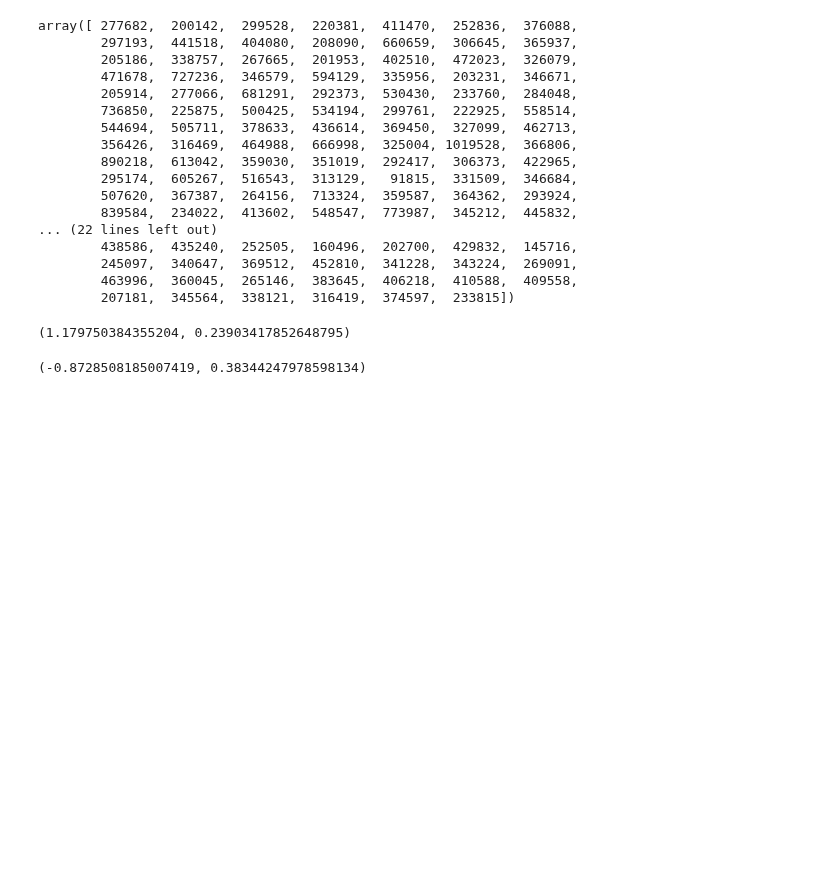
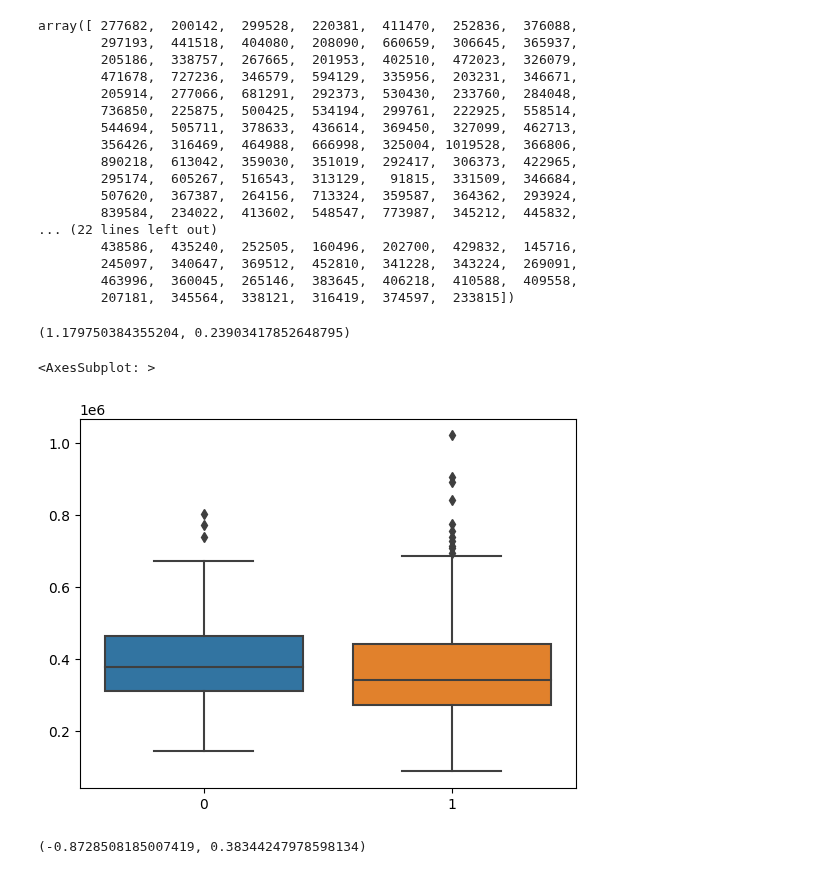
Before and after one commit to ucsffrancislab/genomics, a Jupyter notebook: data/20220804-RaleighLab-RNASeq/20230519-Viral/analysis.ipynb, the cells around one changed output. Saved outputs shown, nothing was run; the diff lists cells and outputs as text; code cells hidden in the pictures; blank space fills up the shorter version.

```diff
--- a/data/20220804-RaleighLab-RNASeq/20230519-Viral/analysis.ipynb
+++ b/data/20220804-RaleighLab-RNASeq/20230519-Viral/analysis.ipynb
@@ -140,6 +142,12 @@ t_stat, p_value = ttest_ind(
 t_stat, p_value
 # %% [output]
 (1.179750384355204, 0.23903417852648795)
+# %%
+sns.boxplot(data=[sv40_pos_feature_counts.loc['GAPDH'].values,
+    sv40_neg_feature_counts.loc['GAPDH'].values])
+# %% [output]
+<AxesSubplot: >
+[figure, added]
 # %%
 t_stat, p_value = ttest_ind(
     sv40_pos_feature_counts.loc['TP53'].values,
```
Also changed, not shown: parts of 15 cells of this notebook.
